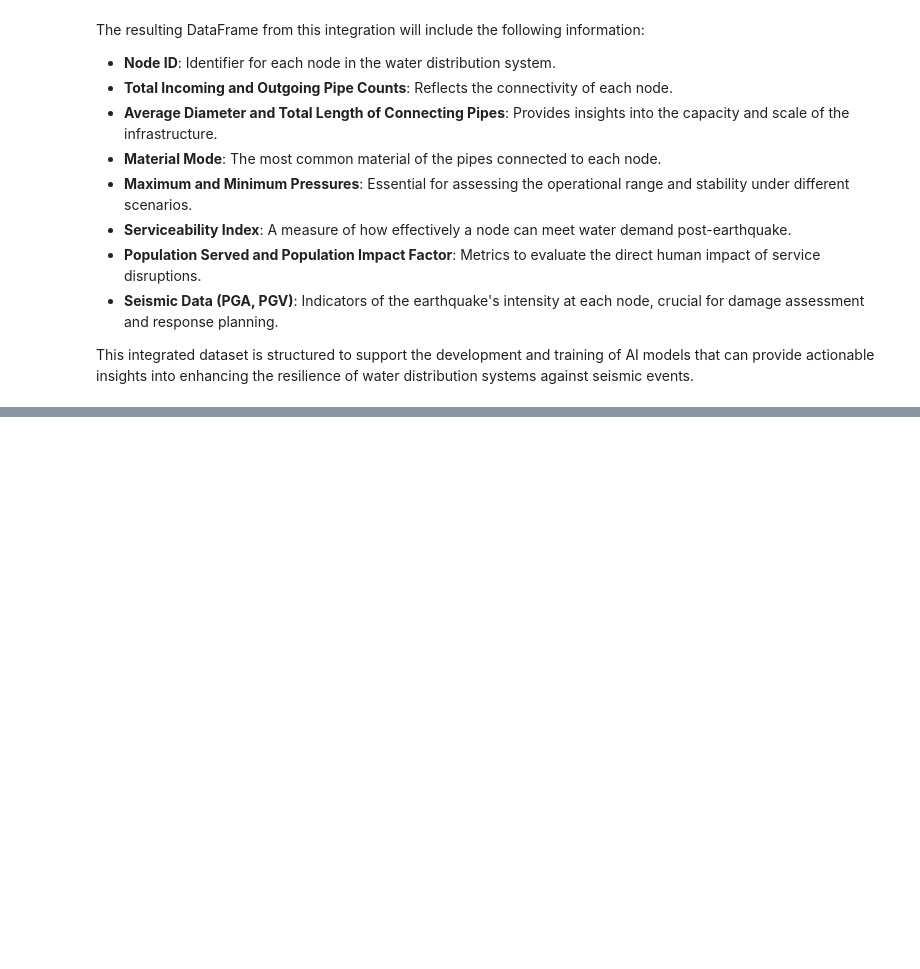
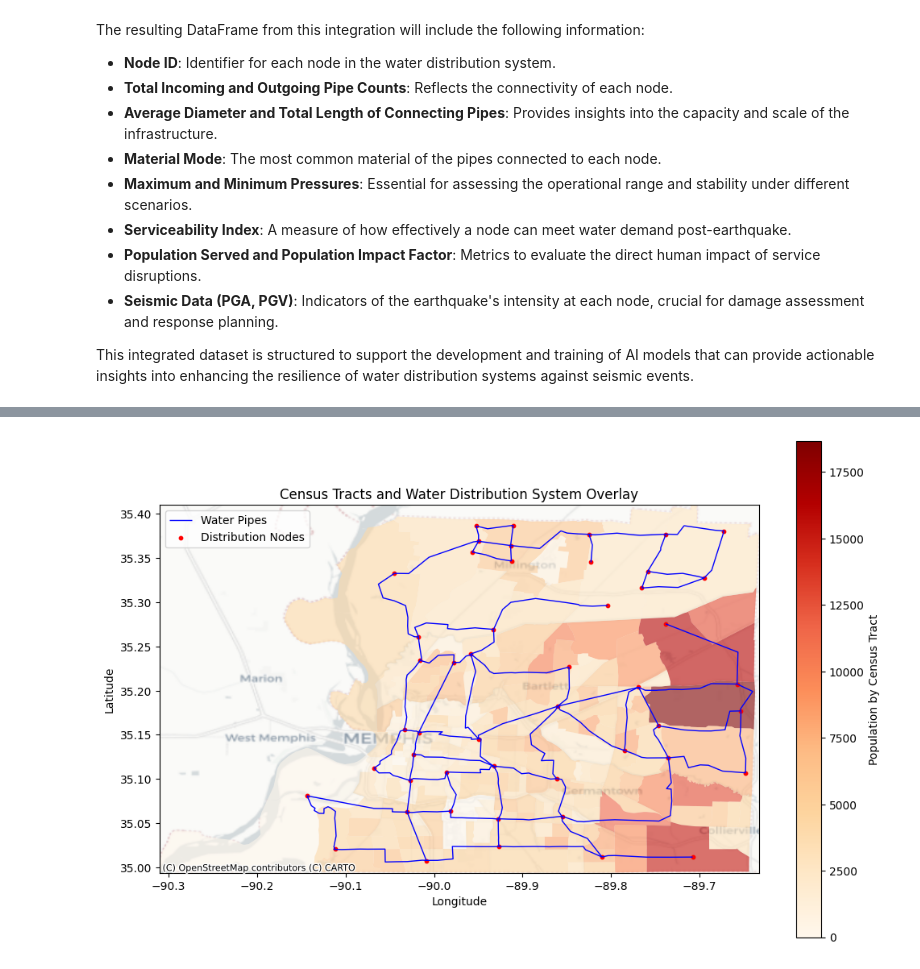
Before and after one commit to ZeinabFarah/Enhancing-Urban-Seismic-Resilience-Integrating-AI-and-Monte-Carlo-Methods, a Jupyter notebook: main.ipynb, the cells around one changed output, grey strips where cells are left out. Cells and saved outputs as stored; diff of their text form; code cells hidden in the pictures; blank space fills up the shorter version.

Commit message:
update the main notebook with new visualizations

```diff
--- a/main.ipynb
+++ b/main.ipynb
@@ -228,11 +230,11 @@ WDS data consists of various attributes related to the water distribution networ
 * **Network Layout:** Spatial representation of pipes, nodes, tanks, and pumps.
 * **EPANET File:** A pre-configured EPANET file for accurate water flow and pressure simulations.
 # %%
-site_data_path   = f'{base_path}/inputs/shapefiles/WMain.shp'
+site_data_path   = f'{base_path}/inputs/site_data.csv'
 epanet_file_path = f'{base_path}/inputs/shelby_county_epanet.inp'
 
 census_file_path      = f'{base_path}/inputs/shapefiles/shelby_county_census_tracts.shp'
 water_nodes_file_path = f'{base_path}/inputs/shapefiles/shelby_county_water_nodes.shp'
 water_pipes_file_path = f'{base_path}/inputs/shapefiles/shelby_county_water_pipes.shp'
 
-setup = InitialSetup(site_data_path, source_data_path)
+setup = InitialSetup(source_data_path, site_data_path)
@@ -360,4 +261,4 @@ ground_motion_equation_model     = 'AbrahamsonSilvaKamai2014' #'BooreStewartSeyh
 # Consider reference velocity as 1180 m/s
 earthquake_generator = EarthquakeGenerator(setup, magnitude_frequency_distribution, ground_motion_equation_model, use_reference_velocity=True, reference_velocity=1180)
 
-scenarios_dict, scenarios_df = earthquake_generator.generate_earthquake_objects(num_scenarios=5)
+scenarios_dict, scenarios_df = earthquake_generator.generate_earthquake_objects(num_scenarios=100)
@@ -513,0 +379,4 @@ print(f'Predicted Impact: {predicted_impact[0]}')
+# %%
+visualization.plot_infrastructure_map(census_file_path, water_nodes_file_path, water_pipes_file_path)
+# %% [output]
+[figure, added]
```
Also changed, not shown: parts of 19 cells of this notebook.
